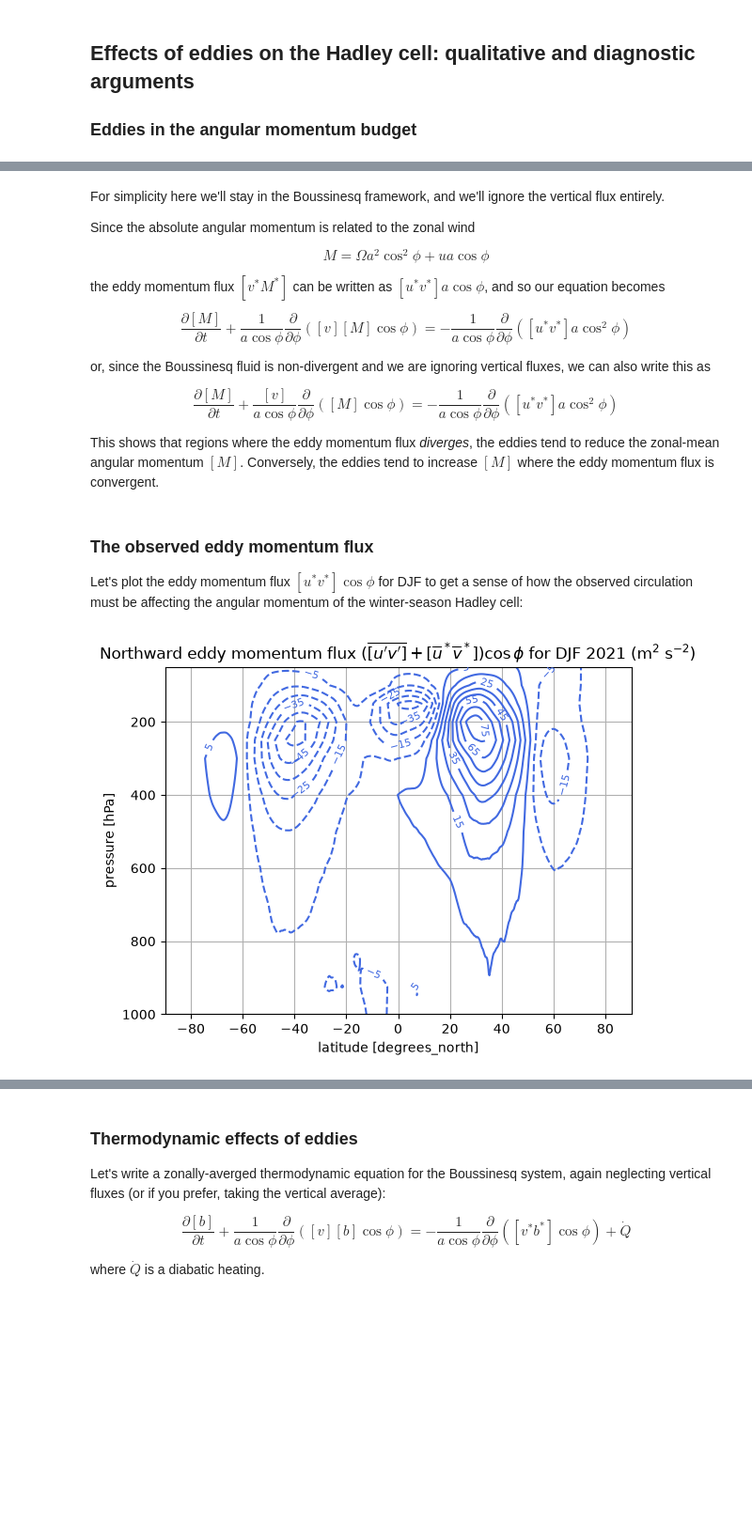
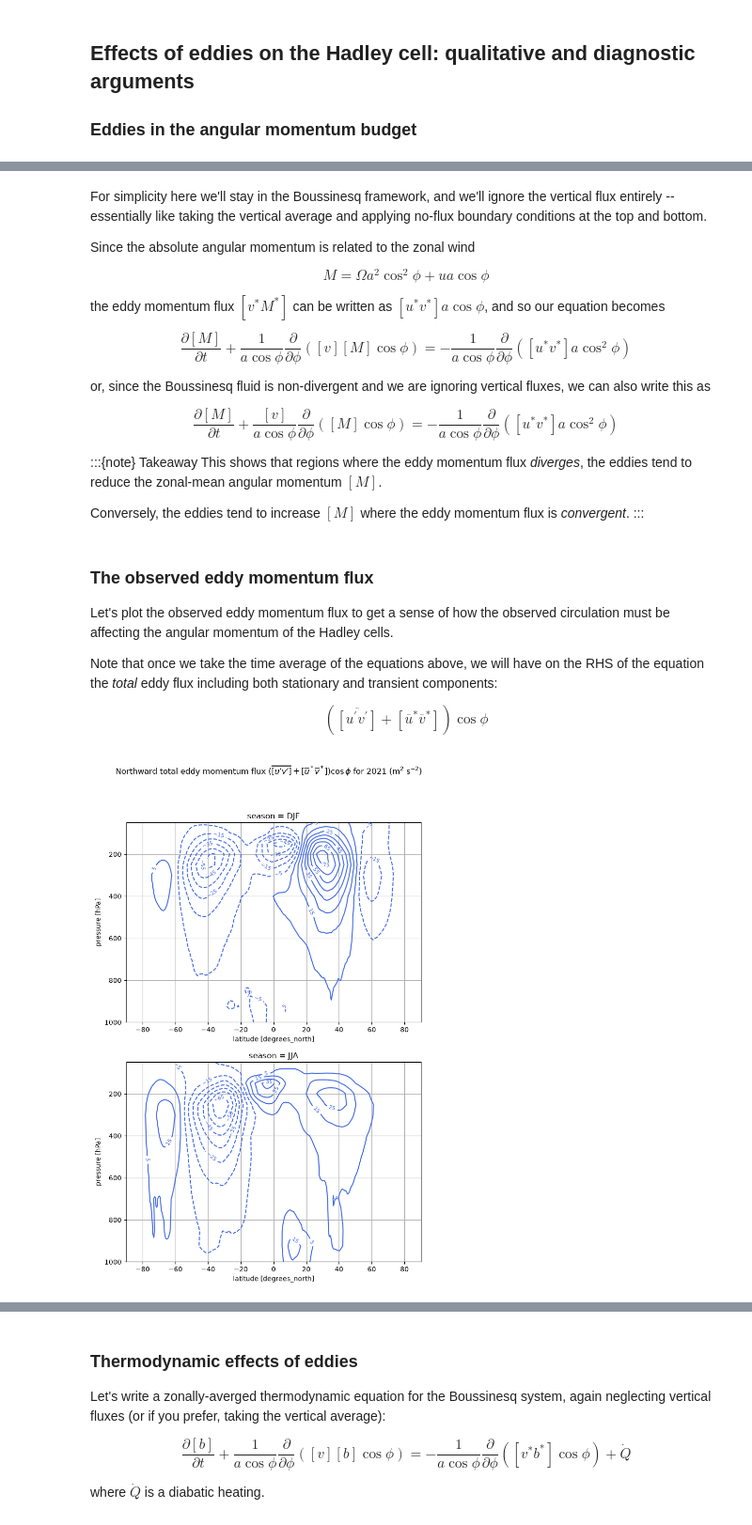
Before and after one commit to brian-rose/general-circulation, a Jupyter notebook: lectures/hadley.ipynb, the cells around one changed output, grey strips where cells are left out. Shown at 94% size. Drawn from its saved outputs; the diff is of its cells as text; code cells hidden in the pictures; blank space fills up the shorter version.

Commit message:
Improved plots and layout

```diff
--- a/lectures/hadley.ipynb
+++ b/lectures/hadley.ipynb
@@ -194,7 +194,7 @@ A key point here is that this profile of $M_{eq}$ clearly has a maximum on the e
 To see this visually, let's plot $M_{eq}$:
 # %%
 sidereal_day = 86164.0905  # in seconds -- we definitely don't need this accuracy but hey
-Omega = 2*np.pi / sidereal_day
+Omega = 2*pi / sidereal_day
 uT = 100. # tropopause-level wind speed in m/s -- order of magnitude estimate
 
 # The temporal Rossby number
@@ -476,7 +476,7 @@ coslat = np.cos(np.deg2rad(v.latitude))
 
 Pa_per_hPa = 100.
 # Use units of 10^9 kg/s
-psi = 2*np.pi*a*coslat/g * vbracket_zeros.cumulative_integrate(coord='pressure_level') / 1E9 * Pa_per_hPa
+psi = 2*pi*a*coslat/g * vbracket_zeros.cumulative_integrate(coord='pressure_level') / 1E9 * Pa_per_hPa
 # Need to multiply by 100 because the 'lev' coordinate is in units of hPa, not Pa
 # %% [markdown]
 ### Calculate the absolute angular momentum
@@ -556,5 +561,5 @@ where we moved the eddy flux terms over to the RHS of the equation **because we
 # %% [markdown]
-For simplicity here we'll stay in the Boussinesq framework, and we'll ignore the vertical flux entirely.
+For simplicity here we'll stay in the Boussinesq framework, and we'll ignore the vertical flux entirely -- essentially like taking the vertical average and applying no-flux boundary conditions at the top and bottom.
 
 Since the absolute angular momentum is related to the zonal wind
 
@@ -568,11 +573,19 @@ or, since the Boussinesq fluid is non-divergent and we are ignoring vertical flu
 
 $$ \frac{\partial [M]}{\partial t} + \frac{[v]}{a \cos\phi} \frac{\partial}{\partial \phi} ( [M] \cos\phi ) = -\frac{1}{a \cos\phi} \frac{\partial}{\partial \phi} ( [u^* v^*] a \cos^2\phi ) $$
 
-This shows that regions where the eddy momentum flux *diverges*, the eddies tend to reduce the zonal-mean angular momentum $[M]$. Conversely, the eddies tend to increase $[M]$ where the eddy momentum flux is convergent.
+:::{note} Takeaway
+This shows that regions where the eddy momentum flux *diverges*, the eddies tend to reduce the zonal-mean angular momentum $[M]$.
+
+Conversely, the eddies tend to increase $[M]$ where the eddy momentum flux is *convergent*.
+:::
 # %% [markdown]
 ### The observed eddy momentum flux
 
-Let's plot the eddy momentum flux $[u^* v^*] \cos\phi$ for DJF to get a sense of how the observed circulation must be affecting the angular momentum of the winter-season Hadley cell:
+Let's plot the observed eddy momentum flux to get a sense of how the observed circulation must be affecting the angular momentum of the Hadley cells.
+
+Note that once we take the time average of the equations above, we will have on the RHS of the equation the *total* eddy flux including both stationary and transient components:
+
+$$ (\overline{[u^\prime v^\prime]} + [\overline{u}^* \overline{v}^*]) \cos\phi $$
 # %%
 def compute_flux_components(vbar, Abar, vA_bar, Aref=0.):
     '''For northward velocity vbar and scalar field Abar,
@@ -600,20 +613,24 @@ def compute_flux_components(vbar, Abar, vA_bar, Aref=0.):
 uv = xr.open_dataarray(era5_path + "uv_bar.2021.nc")
 uv_components = compute_flux_components(v, u, uv)
 # %%
-fig, ax = plt.subplots()
+fig, axes = plt.subplots(2,1,figsize=(8,12))
 
 momflux_levels = np.arange(-85, 85, 10.)
 momentum_flux = (uv_components['stationary'] + uv_components['transient']) * coslat
-CS = momentum_flux.sel(season='DJF').plot.contour(x='latitude',
+
+for ind, seas in enumerate(['DJF', 'JJA']):
+    ax = axes[ind]
+    CS = momentum_flux.sel(season=seas).plot.contour(ax=ax,
+                                   x='latitude',
                                    yincrease=False,
                                    levels=momflux_levels,
                                    colors='royalblue',
                                   )
-ax.clabel(CS, CS.levels, inline=True, fontsize=8)
-ax.grid()
-ax.set_title(r'Northward eddy momentum flux $(\overline{[u^\prime v^\prime]} + [\overline{u}^* \overline{v}^*]) \cos\phi$ for DJF 2021 (m$^2$ s$^{-2}$)');
+    ax.clabel(CS, CS.levels, inline=True, fontsize=8)
+    ax.grid()
+plt.suptitle(r'Northward total eddy momentum flux $(\overline{[u^\prime v^\prime]} + [\overline{u}^* \overline{v}^*]) \cos\phi$ for 2021 (m$^2$ s$^{-2}$)');
 # %% [output]
-[figure, old version]
+[figure, new version]
 # %% [markdown]
 Evidently the eddy momentum flux increases from equator to a maximum at about 30º in the winter hemisphere, so the RHS of our angular momentum equation is negative across the tropics.
 
```
Also changed, not shown: parts of 7 cells of this notebook.
